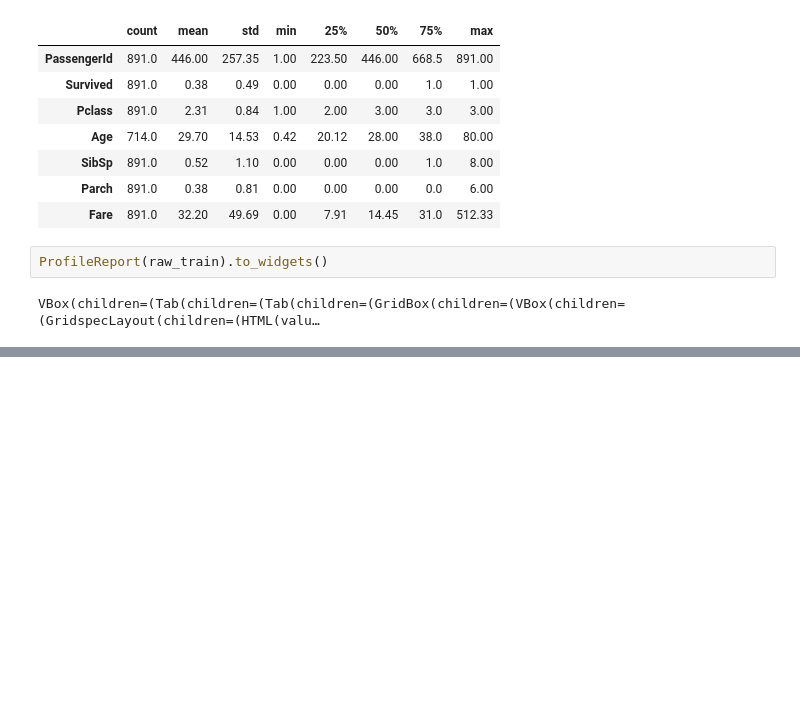
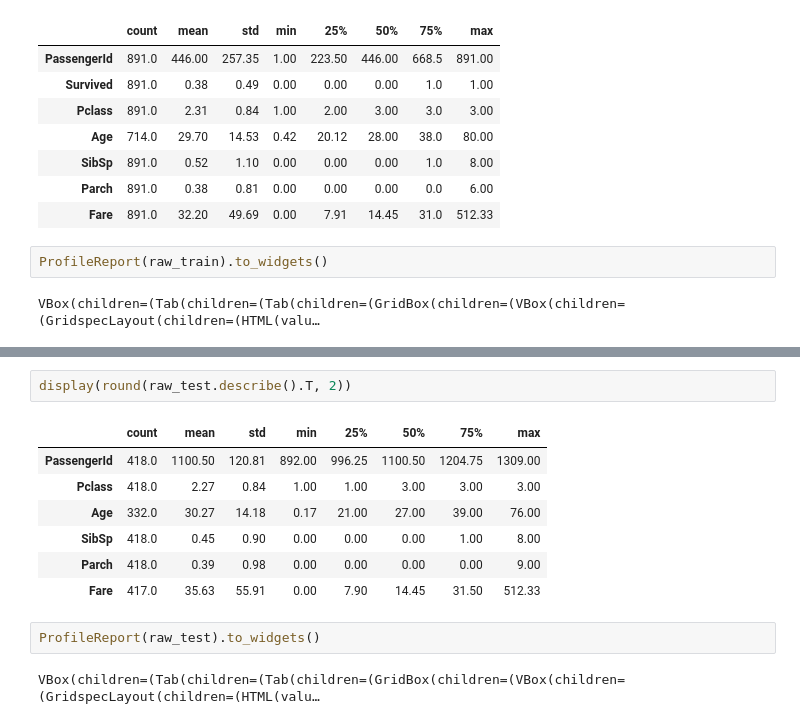
Before and after one commit to mskhmelik/kaggle, a Jupyter notebook: 1_Titanic/prj_titanic.ipynb, the cells around one changed output, grey strips where cells are left out. Cells and saved outputs as stored; diff of their text form; blank space fills up the shorter version.

```diff
--- a/1_Titanic/prj_titanic.ipynb
+++ b/1_Titanic/prj_titanic.ipynb
@@ -140,0 +194,14 @@ VBox(children=(Tab(children=(Tab(children=(GridBox(children=(VBox(children=(Grid
+# %%
+display(round(raw_test.describe().T, 2))
+# %% [output]
+|  | count | mean | std | min | 25% | 50% | 75% | max |
+| PassengerId | 418.0 | 1100.50 | 120.81 | 892.00 | 996.25 | 1100.50 | 1204.75 | 1309.00 |
+| Pclass | 418.0 | 2.27 | 0.84 | 1.00 | 1.00 | 3.00 | 3.00 | 3.00 |
+| Age | 332.0 | 30.27 | 14.18 | 0.17 | 21.00 | 27.00 | 39.00 | 76.00 |
+| SibSp | 418.0 | 0.45 | 0.90 | 0.00 | 0.00 | 0.00 | 1.00 | 8.00 |
+| Parch | 418.0 | 0.39 | 0.98 | 0.00 | 0.00 | 0.00 | 0.00 | 9.00 |
+| Fare | 417.0 | 35.63 | 55.91 | 0.00 | 7.90 | 14.45 | 31.50 | 512.33 |
+# %%
+ProfileReport(raw_test).to_widgets()
+# %% [output]
+VBox(children=(Tab(children=(Tab(children=(GridBox(children=(VBox(children=(GridspecLayout(children=(HTML(valu…
```
Also changed, not shown: parts of 4 cells of this notebook.
